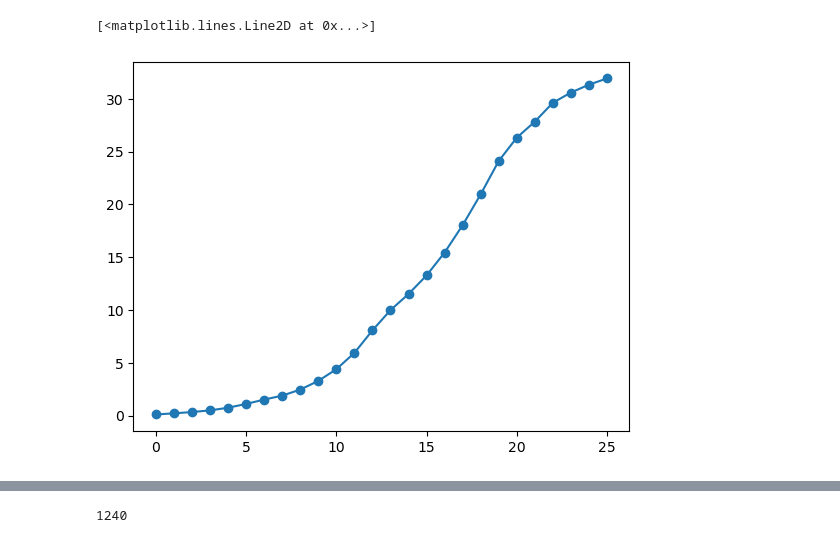
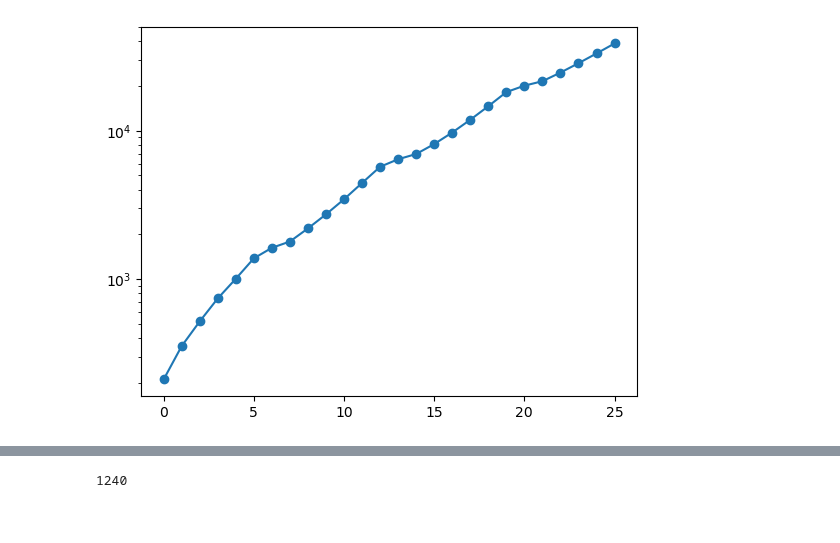
Before and after one commit to arnauqb/bayesian_gradabm, a Jupyter notebook: notebooks/june_data_cases.ipynb, the cells around one changed output, grey strips where cells are left out. Saved outputs shown, nothing was run; the diff lists cells and outputs as text; code cells hidden in the pictures.

```diff
--- a/notebooks/june_data_cases.ipynb
+++ b/notebooks/june_data_cases.ipynb
@@ -47,19 +48,10 @@ def plot_posterior(nfm, param_names, truths=None, lims=(0,2)):
 # %%
 params = yaml.safe_load(open("../configs/tests.yaml"))
 
-params["networks"]["household"]["log_beta"] = 1.0
+params["networks"]["household"]["log_beta"] = 0.5
 params["networks"]["school"]["log_beta"] = 0.5
-params["networks"]["company"]["log_beta"] = 0.25
+params["networks"]["company"]["log_beta"] = 0.5
 #params["networks"]["university"]["log_beta"] = 0.25
-
-#params["networks"]["care_home"]["log_beta"] = 0.5
-#params["networks"]["pub"]["log_beta"] = 0.5
-#params["networks"]["visit"]["log_beta"] = 0.5
-#params["networks"]["grocery"]["log_beta"] = 0.5
-#params["networks"]["cinema"]["log_beta"] = 0.5
-#params["networks"]["gym"]["log_beta"] = 0.5
-#params["networks"]["care_visit"]["log_beta"] = 0.5
-
 
 #params_to_calibrate = [name for name in params["networks"]] #["household", "school", "company"]#, "university", "care_home", "care_visit", "leisure"]
 #params_to_calibrate = ["household", "school", "company", "university", "care_home", "visit", "grocery", "cinema", "gym", "care_visit", "pub"]
@@ -75,17 +67,16 @@ n_params = len(params_to_calibrate)
 params["timer"]["total_days"] = 25
 params["timer"]["initial_day"] = "2020-03-01"
 params["system"]["device"] = device
-#params["data_path"] = "../../data_camden.pkl"
+params["data_path"] = "../../data_camden.pkl"
 #params["data_path"] = "/cosma7/data/dp004/dc-quer1/torch_june_worlds/data_camden.pkl"
-params["data_path"] = "/Users/arnull/code/gradabm-june/worlds/data_camden.pkl"
+#params["data_path"] = "/Users/arnull/code/gradabm-june/worlds/data_camden.pkl"
 
 runner = Runner.from_parameters(params)
 true_res, _ = runner()
-true_data = true_res['cases_per_timestep'] / runner.n_agents * 100
+true_data = true_res['cases_per_timestep'] #/ runner.n_agents * 100
 # %%
 plt.plot(true_data.cpu(), "o-")
-#plt.yscale("log")
+plt.yscale("log")
 # %% [output]
-[<matplotlib.lines.Line2D at 0x...>]
-[figure, old version]
+[figure, new version]
 # %%
```
Also changed, not shown: parts of 10 cells of this notebook, 5 other files.
